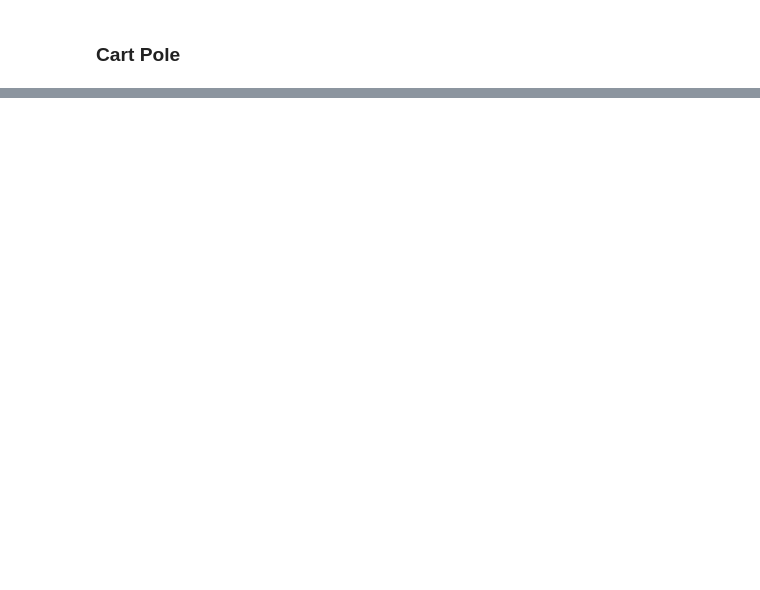
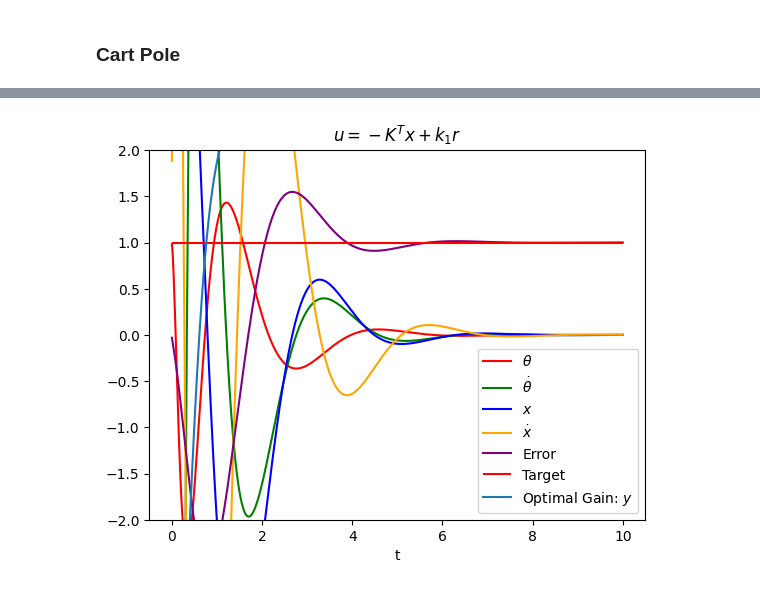
Before and after one commit to connorblake1/jiang-research, a Jupyter notebook: dp_control/Ogata.ipynb, the cells around one changed output, grey strips where cells are left out. Cells and saved outputs as stored; diff of their text form; code cells hidden in the pictures; blank space fills up the shorter version.

```diff
--- a/dp_control/Ogata.ipynb
+++ b/dp_control/Ogata.ipynb
@@ -398,0 +468,15 @@ Uncontrolled matrix unstable
+# %%
+
+Ah = np.hstack((np.vstack((A,-C)),np.zeros((5,1))))
+Bh = np.vstack((B,np.zeros((1,1))))
+Ch = np.hstack((C,np.zeros((1,1))))
+Dh = D
+n = 5
+print("Ah")
+print(Ah)
+print("Bh")
+print(Bh)
+print("Ch")
+print(Ch)
+print("Dh")
+print(Dh)
@@ -398,0 +500,10 @@ Uncontrolled matrix unstable
+# %%
+pole_targets = [-1+1j*np.sqrt(3),-1-1j*np.sqrt(3),-5,-5,-5]
+Kh = get_optimal_gain(Ah,Bh,Ch,Dh,pole_targets)
+r = 1
+print(f"Poles Placed at {np.round(pole_targets,3)}: Gain={np.round(Kh,3)}")
+actualeigs,actualvecs= np.linalg.eig(Ah-Bh@Kh.reshape(1,n)) # verifies actually worked
+def u_x_opt(xi,ti):
+  return np.array([-(xi.reshape(1,len(xi))-np.array([0,0,0,0,r]))@Kh])
+x_0 = np.array([1,0,3,0,0])
+x_cartpole,y_cartpole = control_lti(Ah,Bh,x_0,u_x_opt,t,Ci=Ch,Di=Dh)
@@ -398,0 +522,14 @@ Uncontrolled matrix unstable
+# %%
+x_labels_opt_gain = [r"$\theta$",r"$\dot{\theta}$",r"$x$",r"$\dot{x}$",r"Error"]
+x_lab_colors=['red','green','blue','orange','purple']
+for i,xlab in enumerate(x_labels_opt_gain):
+  plt.plot(t,x_cartpole[i,:],label=xlab,color=x_lab_colors[i])
+plt.hlines(r,xmin=t[0],xmax=t[-1],label="Target",color='Red')
+plt.plot(t,y_t_optgain[0,:],label="Optimal Gain: $y$")
+plt.legend()
+plt.ylim([-2,2])
+plt.xlabel("t")
+plt.title("$u = -K^Tx + k_1r$")
+plt.show()
+# %% [output]
+[figure, added]
```
Also changed, not shown: parts of 24 cells of this notebook.
